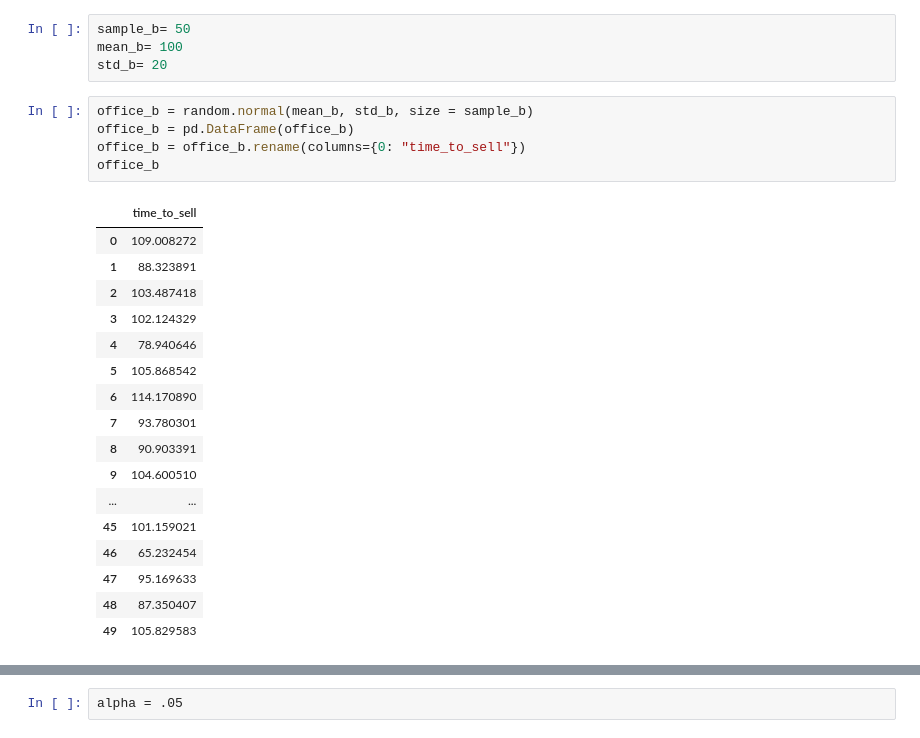
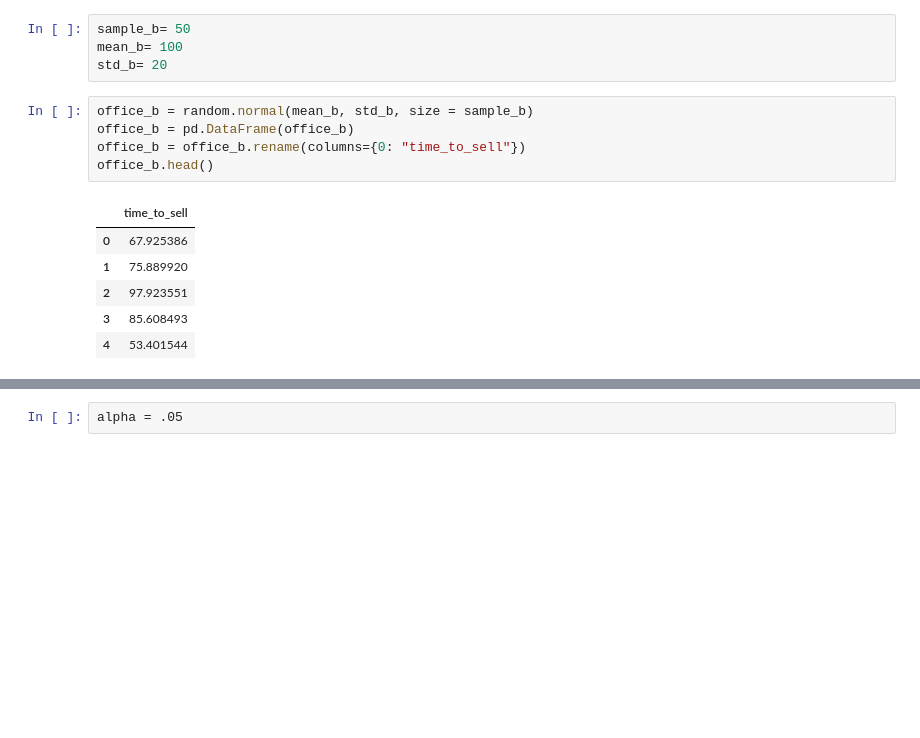
Before and after one commit to brandon-sharpe/statistics-exercises, a Jupyter notebook: hypothesis_testing.ipynb, the cells around one changed output, grey strips where cells are left out. Saved outputs shown, nothing was run; the diff lists cells and outputs as text; blank space fills up the shorter version.

```diff
--- a/hypothesis_testing.ipynb
+++ b/hypothesis_testing.ipynb
@@ -82,26 +72,15 @@ std_b= 20
 # %%
 office_b = random.normal(mean_b, std_b, size = sample_b)
 office_b = pd.DataFrame(office_b)
 office_b = office_b.rename(columns={0: "time_to_sell"})
-office_b
+office_b.head()
 # %% [output]
 |  | time_to_sell |
-| 0 | 109.008272 |
-| 1 | 88.323891 |
-| 2 | 103.487418 |
-| 3 | 102.124329 |
-| 4 | 78.940646 |
-| 5 | 105.868542 |
-| 6 | 114.170890 |
-| 7 | 93.780301 |
-| 8 | 90.903391 |
-| 9 | 104.600510 |
-| ... | ... |
-| 45 | 101.159021 |
-| 46 | 65.232454 |
-| 47 | 95.169633 |
-| 48 | 87.350407 |
-| 49 | 105.829583 |
+| 0 | 67.925386 |
+| 1 | 75.889920 |
+| 2 | 97.923551 |
+| 3 | 85.608493 |
+| 4 | 53.401544 |
 # %%
 office_a.hist()
 # %% [output]
```
Also changed, not shown: parts of 31 cells of this notebook.
